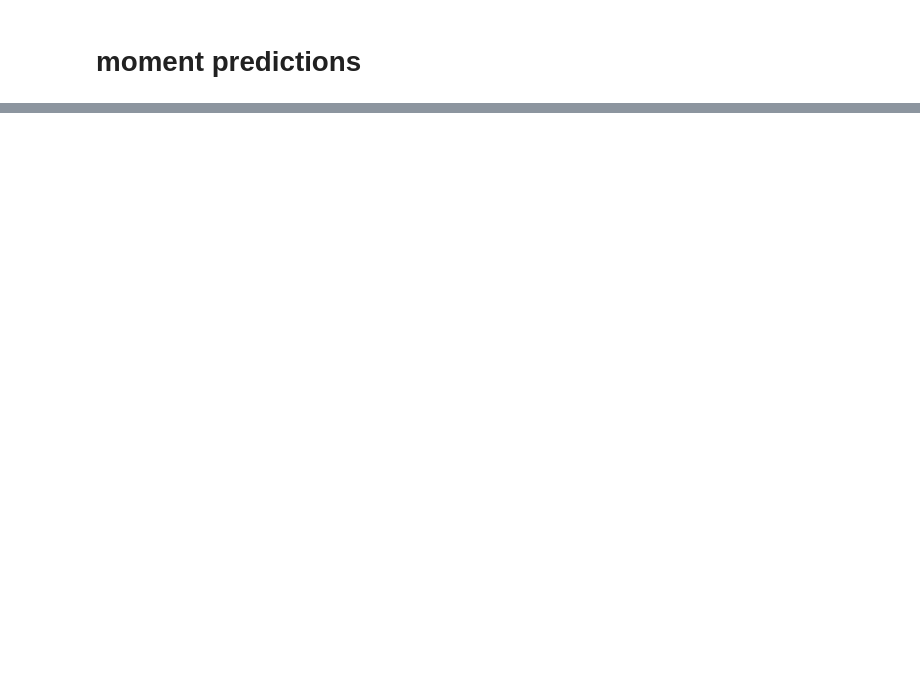
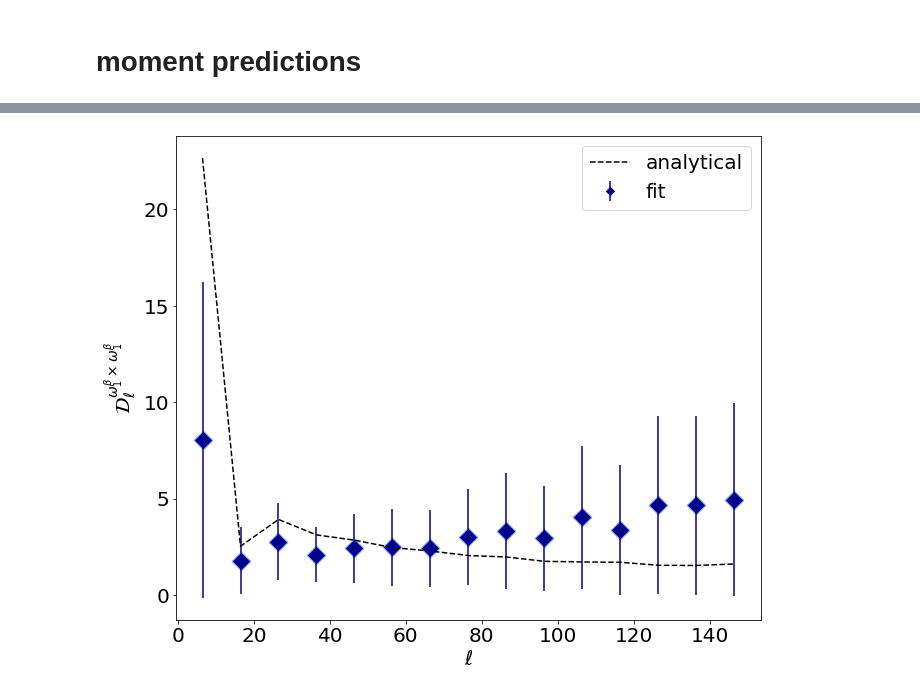
Before and after one commit to LeoVacher/moments-crosscell, a Jupyter notebook: notebook-plots/Compute-analytical-moments.ipynb, the cells around one changed output, grey strips where cells are left out. Drawn from its saved outputs; the diff is of its cells as text; code cells hidden in the pictures; blank space fills up the shorter version.

```diff
--- a/notebook-plots/Compute-analytical-moments.ipynb
+++ b/notebook-plots/Compute-analytical-moments.ipynb
@@ -108,0 +131,8 @@ mom2b = skyrefcpx*(betamap-betabar)**2
+# %%
+plt.figure(figsize=(10,8))
+plotmed(leff[:15],'w1bw1b',res,color='darkblue',marker="D",show=False,legend='fit')
+plt.plot(leff[:15],get_dl_bb_mom(mom1b,mom1b)[:15],c='k',linestyle='--',label='analytical')
+plt.legend()
+plt.show()
+# %% [output]
+[figure, added]
```
Also changed, not shown: parts of 13 cells of this notebook.
